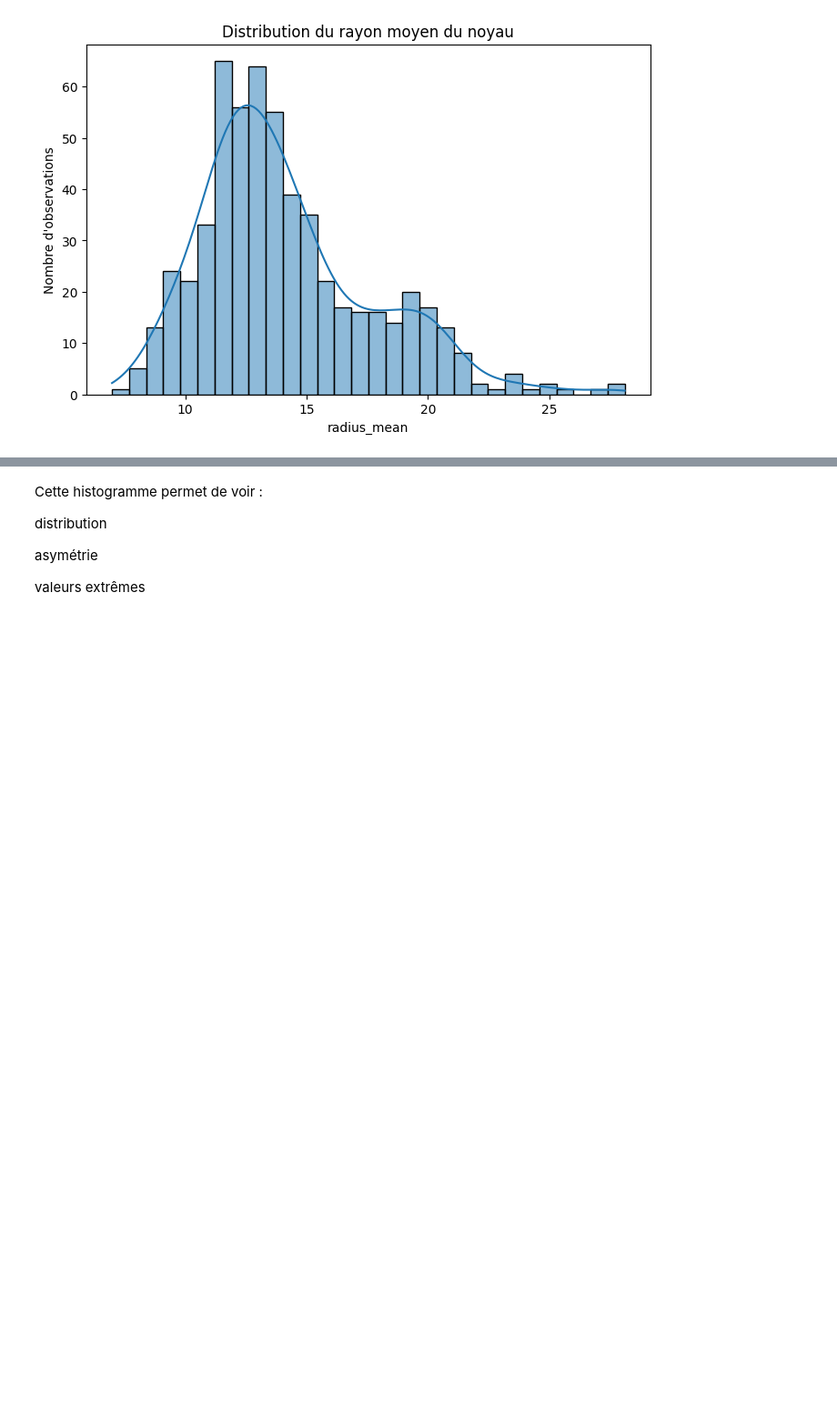
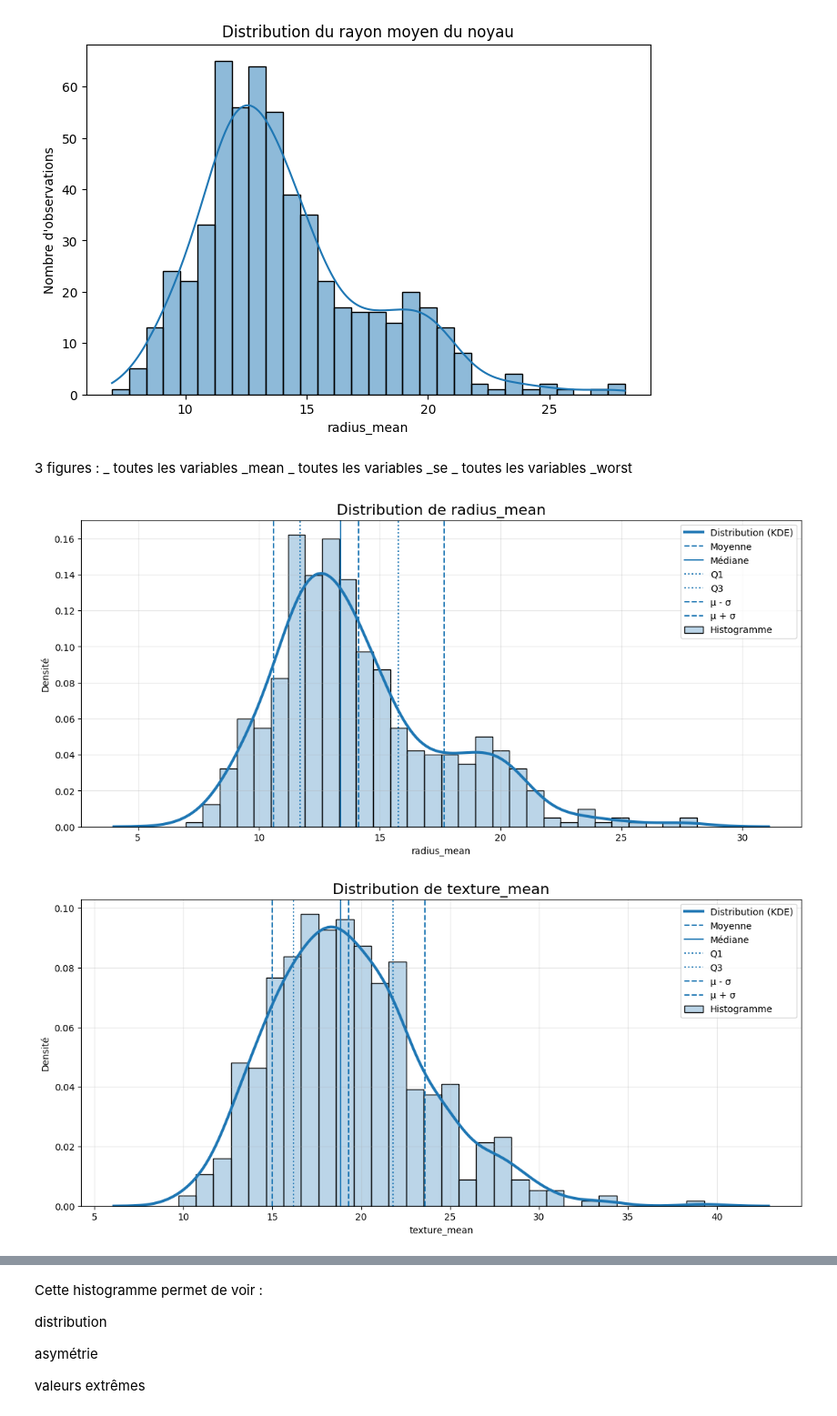
Before and after one commit to AudeC22/Atelier-pratique-Data-Science-Groupe-12, a Jupyter notebook: Notebook.ipynb, the cells around one changed output, grey strips where cells are left out. Shown at 91% size. Drawn from its saved outputs; the diff is of its cells as text; code cells hidden in the pictures; blank space fills up the shorter version.

```diff
--- a/Notebook.ipynb
+++ b/Notebook.ipynb
@@ -300,0 +309,5 @@ plt.show()
+# %% [markdown]
+3 figures :
+_ toutes les variables _mean
+_ toutes les variables _se
+_ toutes les variables _worst
@@ -300,0 +370,10 @@ plt.show()
+# %%
+# Étape 1 — toutes les variables mean
+
+mean_cols = [c for c in df.columns if c.endswith("_mean")]
+
+for col in mean_cols:
+    plot_distribution(col)
+# %% [output]
+[figure, added]
+[figure, added]
```
Also changed, not shown: parts of 8 cells of this notebook.
